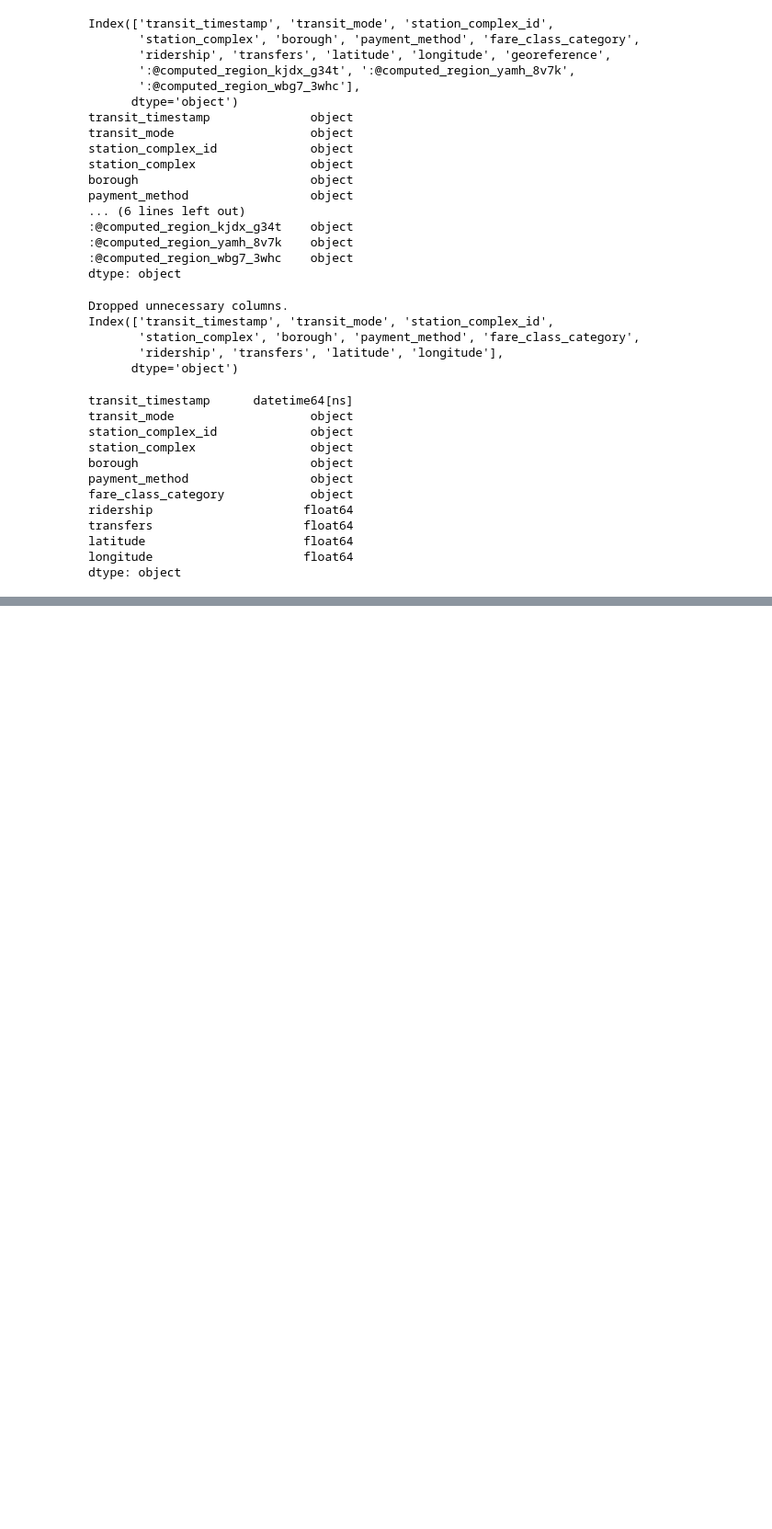
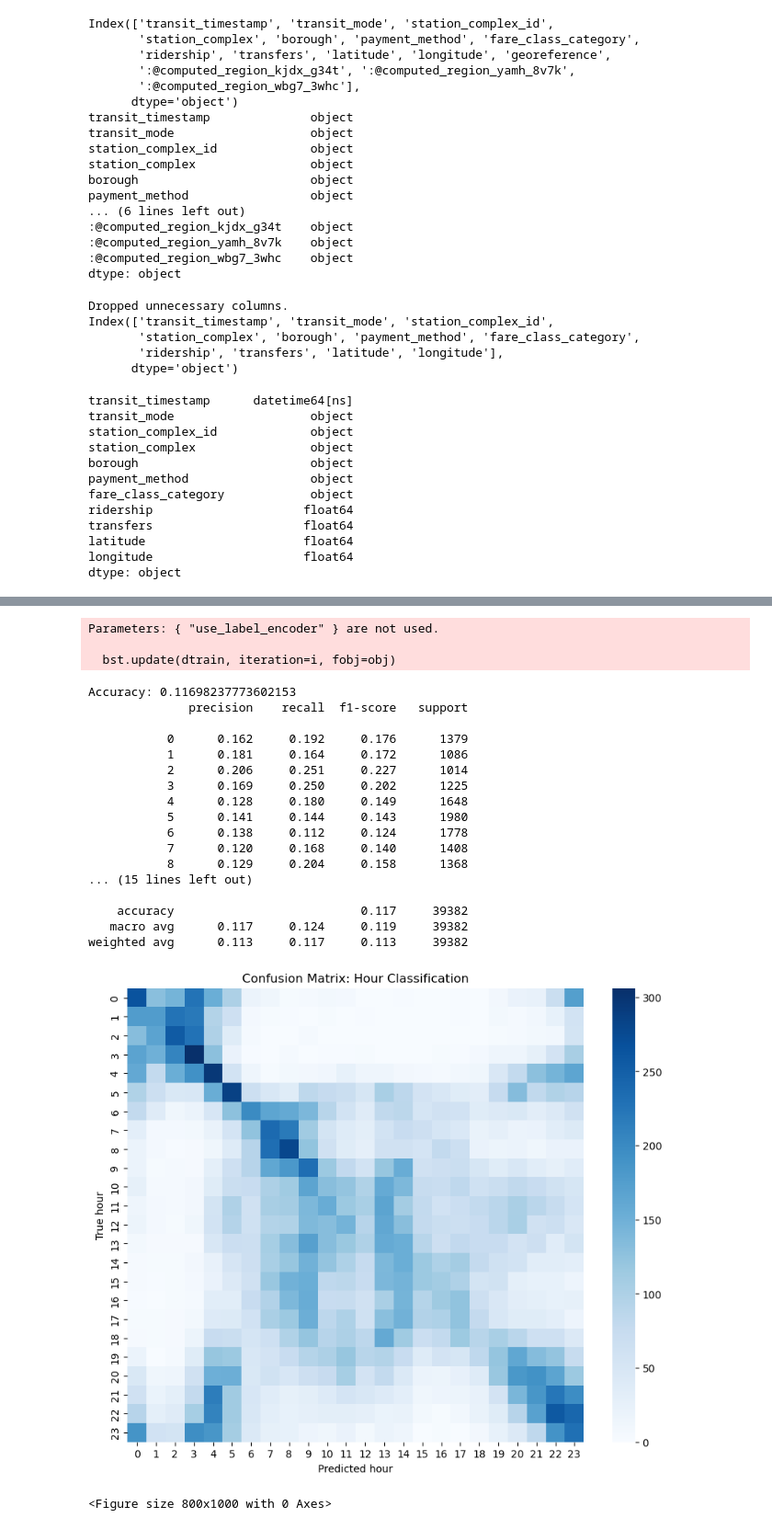
Before and after one commit to AncientAbacus/NYC-CitiBike-Analysis, a Jupyter notebook: MTA_Analysis.ipynb, the cells around one changed output, grey strips where cells are left out. Shown: that part at 92% size. Drawn from its saved outputs; the diff is of its cells as text; code cells hidden in the pictures; blank space fills up the shorter version.

```diff
--- a/MTA_Analysis.ipynb
+++ b/MTA_Analysis.ipynb
@@ -149,0 +169,71 @@ plt.show()
+# %%
+# classify hour of day (0-23) as target buckets
+# prepare X and y
+X = df.drop(columns=["transit_timestamp"])
+y = df['transit_timestamp'].dt.hour  # labels 0..23
+
+# one-hot encode categorical columns (keep numeric cols)
+cat_cols = X.select_dtypes(include=['object', 'category']).columns.tolist()
+if cat_cols:
+    X = pd.get_dummies(X, columns=cat_cols, drop_first=True)
+
+# optional: subsample to speed up training (remove or reduce if you want full data)
+sample_frac = 0.25
+X_samp = X.sample(frac=sample_frac, random_state=42)
+y_samp = y.loc[X_samp.index]
+
+# train / test split (stratify to keep hour distribution)
+from sklearn.model_selection import train_test_split
+X_train, X_test, y_train, y_test = train_test_split(
+    X_samp, y_samp, test_size=0.2, stratify=y_samp, random_state=42
+)
+
+# classifier
+from xgboost import XGBClassifier, plot_importance
+from sklearn.metrics import classification_report, accuracy_score, confusion_matrix
+
+model = XGBClassifier(n_jobs=-1, random_state=42, use_label_encoder=False, eval_metric="mlogloss")
+model.fit(X_train, y_train)
+
+# evaluate
+y_pred = model.predict(X_test)
+print("Accuracy:", accuracy_score(y_test, y_pred))
+print(classification_report(y_test, y_pred, digits=3))
+
+# confusion matrix (visual)
+cm = confusion_matrix(y_test, y_pred, labels=sorted(y.unique()))
+plt.figure(figsize=(10,8))
+sns.heatmap(cm, cmap="Blues", xticklabels=sorted(y.unique()), yticklabels=sorted(y.unique()), fmt="d")
+plt.xlabel("Predicted hour")
+plt.ylabel("True hour")
+plt.title("Confusion Matrix: Hour Classification")
+plt.show()
+
+# feature importance (top 25)
+plt.figure(figsize=(8,10))
+plot_importance(model, max_num_features=25, importance_type="gain")
+pyplot.show()
+# ...existing code...
+# %% [output]
+Parameters: { "use_label_encoder" } are not used.
+
+  bst.update(dtrain, iteration=i, fobj=obj)
+Accuracy: 0.11698237773602153
+              precision    recall  f1-score   support
+
+           0      0.162     0.192     0.176      1379
+           1      0.181     0.164     0.172      1086
+           2      0.206     0.251     0.227      1014
+           3      0.169     0.250     0.202      1225
+           4      0.128     0.180     0.149      1648
+           5      0.141     0.144     0.143      1980
+           6      0.138     0.112     0.124      1778
+           7      0.120     0.168     0.140      1408
+           8      0.129     0.204     0.158      1368
+... (15 lines left out)
+
+    accuracy                          0.117     39382
+   macro avg      0.117     0.124     0.119     39382
+weighted avg      0.113     0.117     0.113     39382
+[figure, added]
+<Figure size 800x1000 with 0 Axes>
```
Also changed, not shown: parts of 9 cells of this notebook.
